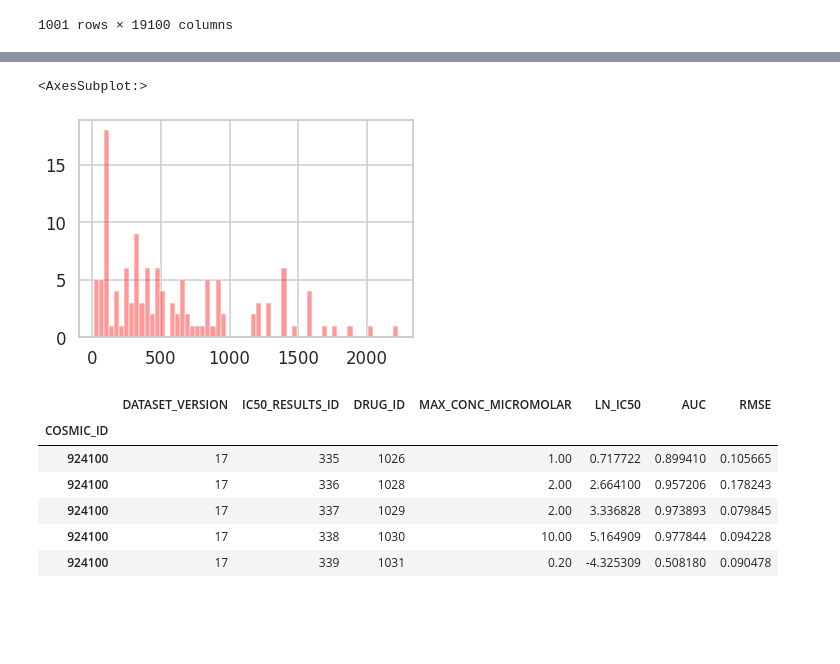
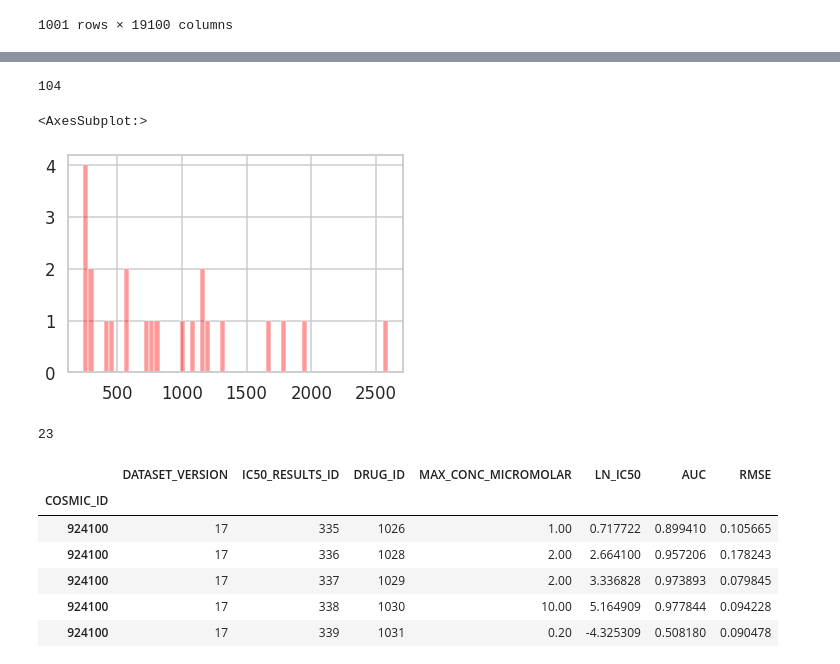
Before and after one commit to JDACS4C-IMPROVE/TCRP_data, a Jupyter notebook: code/process_sanger_drug_cell_line.ipynb, the cells around one changed output, grey strips where cells are left out. Cells and saved outputs as stored; diff of their text form; code cells hidden in the pictures; blank space fills up the shorter version.

```diff
--- a/code/process_sanger_drug_cell_line.ipynb
+++ b/code/process_sanger_drug_cell_line.ipynb
@@ -82,12 +82,12 @@ drug_cell_line_file = data_file + 'v17_fitted_dose_response.csv'
 
 cell_line_detail_file = data_file + 'Cell_Lines_Details.csv'
 mutation_data_file = data_file + 'WES_variants.csv'
-drug_target_file = data_file + 'drug_target_list.csv'
+drug_target_file ='/data/drug_targets.tsv'
 
 feature_folder = 'feature/'
 
 inbiomap_file = 'InBioMap_Symbol.sif'
-pathwaycomm_file = 'PathwayCommons9.All.hgnc.txt'
+pathwaycomm_file = 'PathwayCommons_Symbol.sif'
 
 pd.set_option('display.max_columns', 20)
 pd.set_option('display.max_row', 10)
@@ -198,8 +217,3 @@ gene_neighbor_map = load_network(network_list, valid_gene_list)
-# %%
-valid_gene_list = list(set(drug_target_list) | set(exp_gene_list) | set(mutation_gene_list))
-
-network_list = [new_network_file+inbiomap_file]
-gene_neighbor_map = load_network(network_list, valid_gene_list)
 # %%
 gene_name_df = pd.read_table('/data/HUGO_protein-coding_gene.tsv',index_col=25, sep='\t')
 # %%
@@ -306,36 +320,45 @@ for i in range(len(exp_gene_list)):
 
     if gene1 not in gene_exp_neighbor_map[gene1]:
         print (gene1, 'not in itself?', P[i,i])
+# %%
+len(drug_target_map.keys())
+# %% [output]
+104
+# %%
+selected_drugs = pd.read_csv("/data/Selected Drugs.csv")["Drug name"].tolist()
 # %%
 drug_feature_list = []
 drug_neighbor_map = {}
 selected_drug_list = []
 
 for drug, target_list in drug_target_map.items():
+    if drug in selected_drugs:
+        drug_neighbor_map[drug] = set()
 
-    drug_neighbor_map[drug] = set()
+        for gene in target_list:
 
-    for gene in target_list:
+            if gene not in gene_exp_neighbor_map and gene not in gene_neighbor_map:
+                continue
 
-        if gene not in gene_exp_neighbor_map and gene not in gene_neighbor_map:
-            continue
+            if gene in gene_exp_neighbor_map:
+                drug_neighbor_map[drug] = drug_neighbor_map[drug] | gene_exp_neighbor_map[gene]
 
-        if gene in gene_exp_neighbor_map:
-            drug_neighbor_map[drug] = drug_neighbor_map[drug] | gene_exp_neighbor_map[gene]
+            if gene in gene_neighbor_map:
+                drug_neighbor_map[drug] = drug_neighbor_map[drug] | gene_neighbor_map[gene]
 
-        if gene in gene_neighbor_map:
-            drug_neighbor_map[drug] = drug_neighbor_map[drug] | gene_neighbor_map[gene]
-
-    if len(drug_neighbor_map[drug]) != 0:
-        selected_drug_list.append(drug)
-        drug_feature_list.append( len(drug_neighbor_map[drug]) )
-
+        if len(drug_neighbor_map[drug]) != 0:
+             selected_drug_list.append(drug)
+             drug_feature_list.append( len(drug_neighbor_map[drug]) )
 sns.set_style("whitegrid")
 sns.set_context("talk")
 sns.distplot(drug_feature_list,color='r',bins=60,kde=False,norm_hist=False)
 # %% [output]
 <AxesSubplot:>
-[figure, old version]
+[figure, new version]
+# %%
+len(selected_drug_list)
+# %% [output]
+23
 # %%
 drugs = pd.read_csv(drug_cell_line_file,index_col=2)
 drugs_cell_line_list = list(drugs.index.unique())
```
Also changed, not shown: parts of 12 cells of this notebook, 17 other files.
